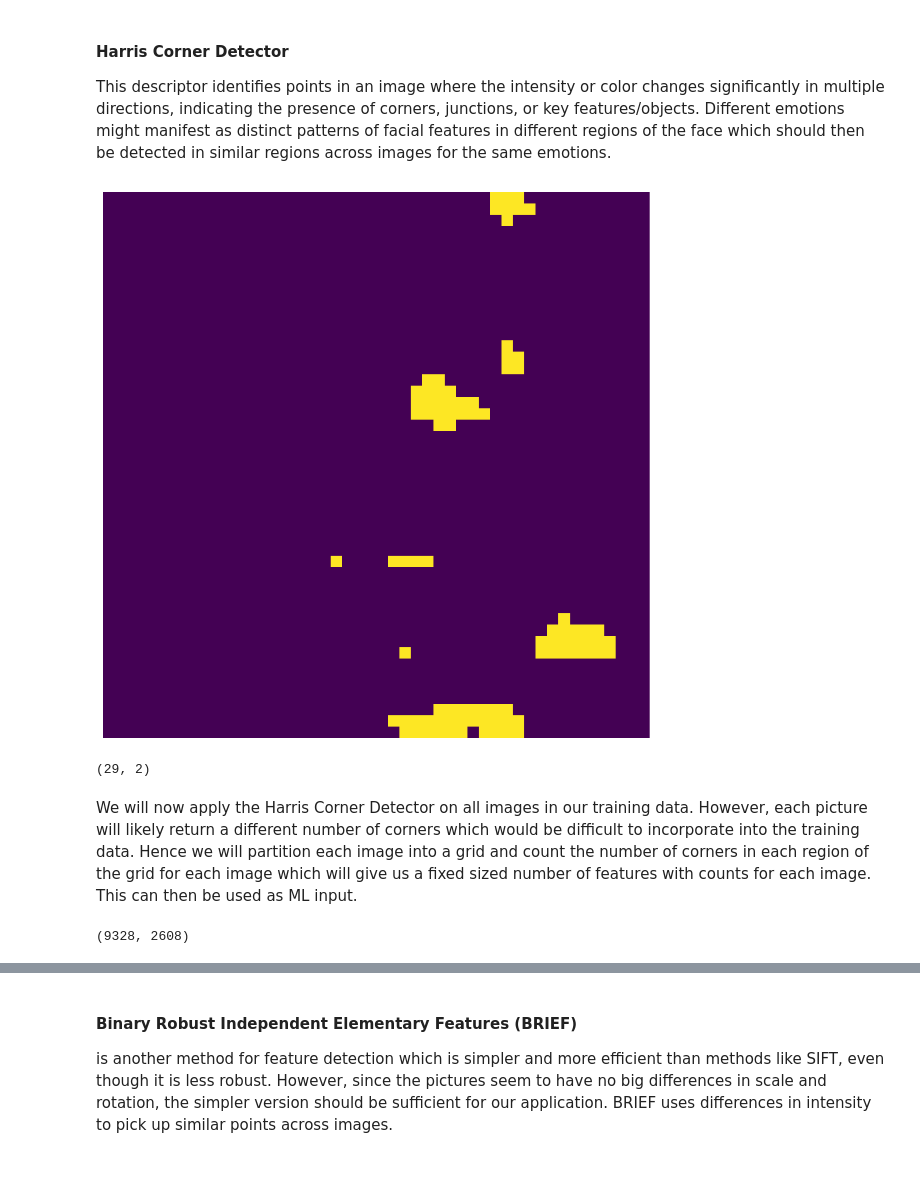
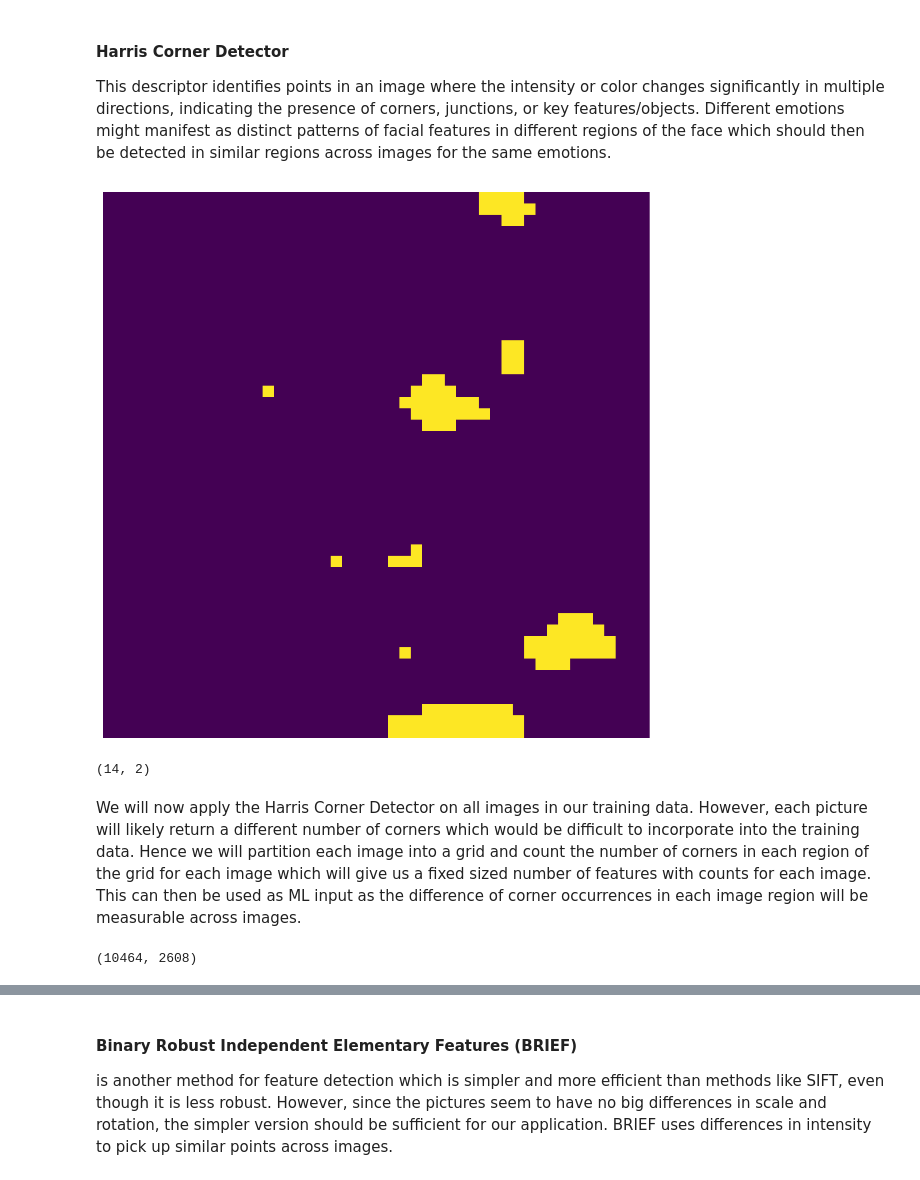
Before and after one commit to felix-rosenberger/image-classification, a Jupyter notebook: Image_Classification.ipynb, the cells around one changed output, grey strips where cells are left out. Drawn from its saved outputs; the diff is of its cells as text; code cells hidden in the pictures.

Commit message:
applied feature descriptors to test data

```diff
--- a/Image_Classification.ipynb
+++ b/Image_Classification.ipynb
@@ -110,0 +111,4 @@ In order to feed our data into any ML algorithm, we need to flatten the multidim
+# %%
+# combine data
+full_data = np.vstack((train, test))
+print(f'The full data dimensions: {full_data.shape}')
@@ -206,26 +205,26 @@ We can see above that the 288 HOG features have been added to the raw data.
 This descriptor identifies points in an image where the intensity or color changes significantly in multiple directions, indicating the presence of corners, junctions, or key features/objects. Different emotions might manifest as distinct patterns of facial features in different regions of the face which should then be detected in similar regions across images for the same emotions.
 # %%
 # show corners for first picture
-coordinates = corner_harris(train[0], k=0.05) # compute harris corner
+coordinates = corner_harris(full_data[0], k=0.001) # compute harris corner
 corner_mask = coordinates > 0.1 * coordinates.max() # set condition mask for corner candidates
-marked_image = np.copy(train[0]) # copy image before color set
+marked_image = np.copy(full_data[0]) # copy image before color set
 marked_image[corner_mask] = 255
 
 # display the marked image
 plt.figure(figsize=(20, 10))
 plt.imshow(marked_image)
 plt.axis('off')
 plt.show()
 # %% [output]
-[figure, old version]
+[figure, new version]
 # %%
 # show how many corners there are in the picture given a minimum distance constraint
 corner_coordinates = corner_peaks(coordinates, min_distance=2)
 corner_coordinates.shape
 # %% [output]
-(29, 2)
+(14, 2)
 # %% [markdown]
-We will now apply the Harris Corner Detector on all images in our training data. However, each picture will likely return a different number of corners which would be difficult to incorporate into the training data. Hence we will partition each image into a grid and count the number of corners in each region of the grid for each image which will give us a fixed sized number of features with counts for each image. This can then be used as ML input.
+We will now apply the Harris Corner Detector on all images in our training data. However, each picture will likely return a different number of corners which would be difficult to incorporate into the training data. Hence we will partition each image into a grid and count the number of corners in each region of the grid for each image which will give us a fixed sized number of features with counts for each image. This can then be used as ML input as the difference of corner occurrences in each image region will be measurable across images.
 # %%
 def harris_corners(image: np.array, num_regions_x: int, num_regions_y: int):
     """
@@ -257,8 +256,8 @@ region_flat_np = np.array(region_flat) # convert to numpy
 scaler = MinMaxScaler()
 norm_regions = scaler.fit_transform(region_flat_np)
 
-X_train_full_hog_corner = np.hstack((X_train_full_hog, norm_regions)) # merge features into training data
-X_train_full_hog_corner.shape
+full_hog_corner = np.hstack((full_hog, norm_regions)) # merge features into training data
+full_hog_corner.shape
 # %% [output]
-(9328, 2608)
+(10464, 2608)
 # %% [markdown]
```
Also changed, not shown: parts of 20 cells of this notebook.
